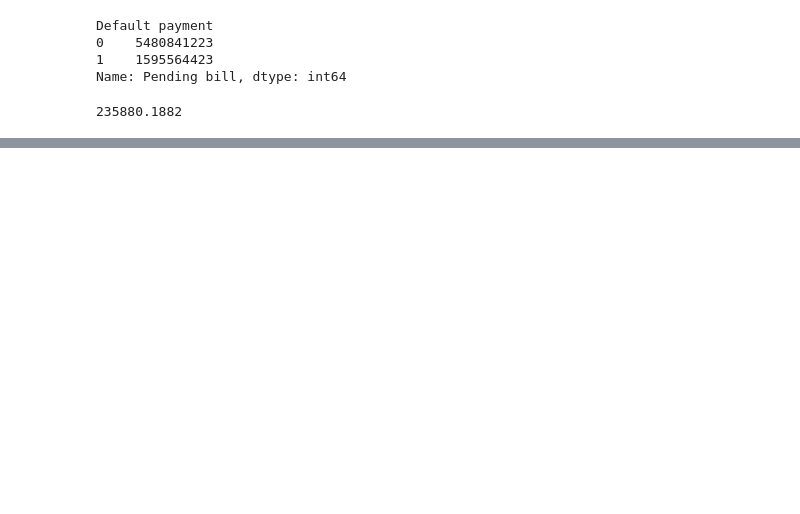
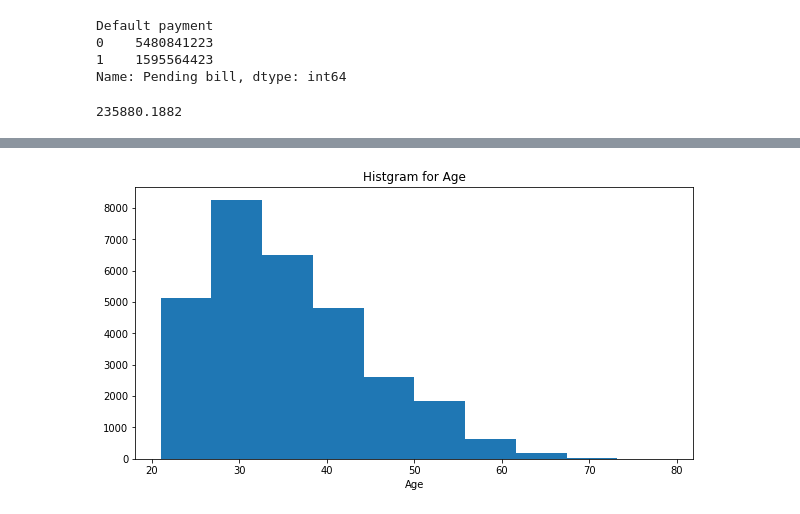
Before and after one commit to Priyabrat845/Credit-Card-Default-Prediction-, a Jupyter notebook: Credit_Card_Default_Prediction_Capstone_Project.ipynb, the cells around one changed output, grey strips where cells are left out. Drawn from its saved outputs; the diff is of its cells as text; code cells hidden in the pictures; blank space fills up the shorter version.

```diff
--- a/Credit_Card_Default_Prediction_Capstone_Project.ipynb
+++ b/Credit_Card_Default_Prediction_Capstone_Project.ipynb
@@ -293,0 +321,9 @@ dataset['Pending bill'].mean()
+# %%
+plt.rcParams["figure.figsize"] = (10,5)
+ax = plt.subplot(111)
+ax.hist(dataset['AGE'])
+ax.set_title("Histgram for Age")
+ax.set_xlabel('Age')
+plt.show()
+# %% [output]
+[figure, added]
```
Also changed, not shown: parts of 38 cells of this notebook.
